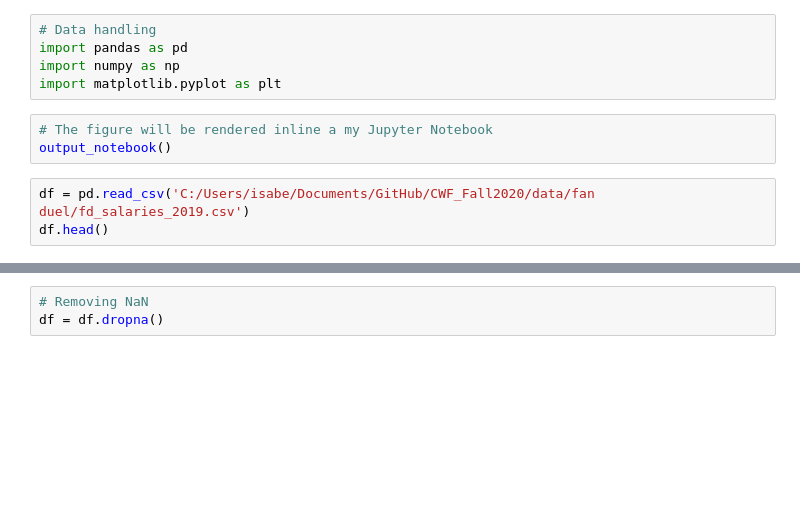
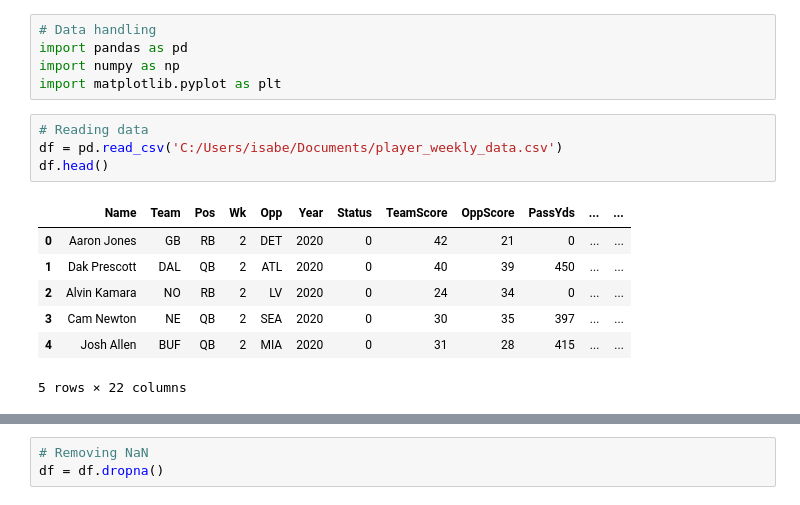
Before and after one commit to isabel-fernandes/fantasy-nfl-lineup-optimizer, a Jupyter notebook: dashboard/player_weekly_data.ipynb, the cells around one changed output, grey strips where cells are left out. Drawn from its saved outputs; the diff is of its cells as text; blank space fills up the shorter version.

```diff
--- a/dashboard/player_weekly_data.ipynb
+++ b/dashboard/player_weekly_data.ipynb
@@ -3,9 +3,15 @@
 import pandas as pd
 import numpy as np
 import matplotlib.pyplot as plt
-# %%
-# The figure will be rendered inline a my Jupyter Notebook
-output_notebook()
 # %%
-df = pd.read_csv('C:/Users/isabe/Documents/GitHub/CWF_Fall2020/data/fan duel/fd_salaries_2019.csv')
+# Reading data
+df = pd.read_csv('C:/Users/isabe/Documents/player_weekly_data.csv')
 df.head()
+# %% [output]
+|  | Name | Team | Pos | Wk | Opp | Year | Status | TeamScore | OppScore | PassYds | ... | ... |
+| 0 | Aaron Jones | GB | RB | 2 | DET | 2020 | 0 | 42 | 21 | 0 | ... | ... |
+| 1 | Dak Prescott | DAL | QB | 2 | ATL | 2020 | 0 | 40 | 39 | 450 | ... | ... |
+| 2 | Alvin Kamara | NO | RB | 2 | LV | 2020 | 0 | 24 | 34 | 0 | ... | ... |
+| 3 | Cam Newton | NE | QB | 2 | SEA | 2020 | 0 | 30 | 35 | 397 | ... | ... |
+| 4 | Josh Allen | BUF | QB | 2 | MIA | 2020 | 0 | 31 | 28 | 415 | ... | ... |
+5 rows × 22 columns
```
Also changed, not shown: parts of 7 cells of this notebook.
